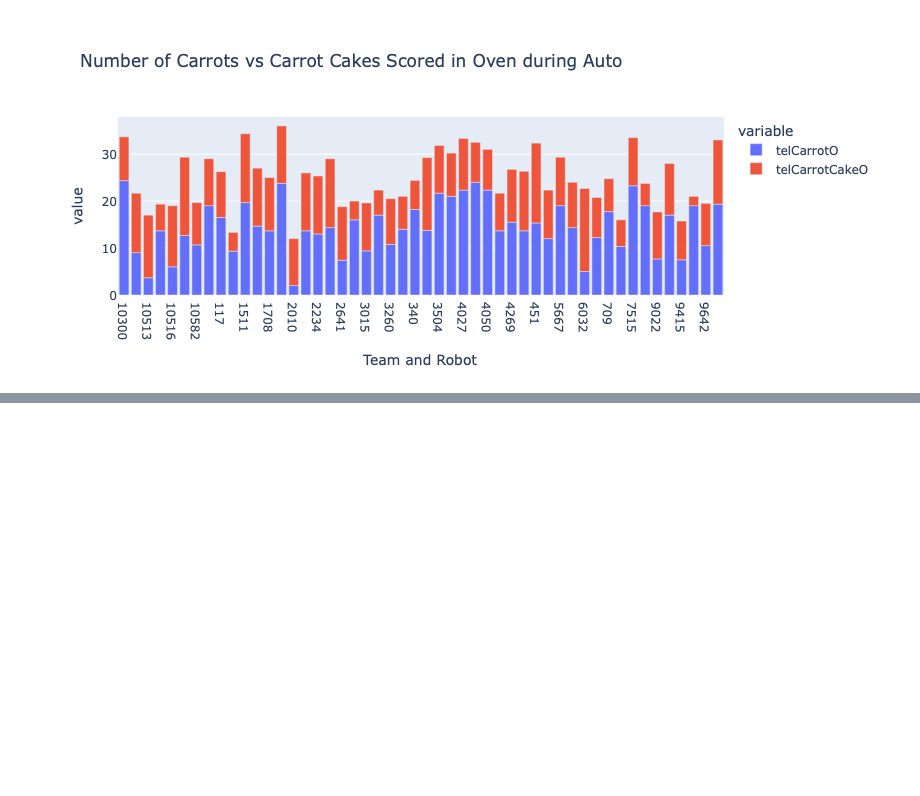
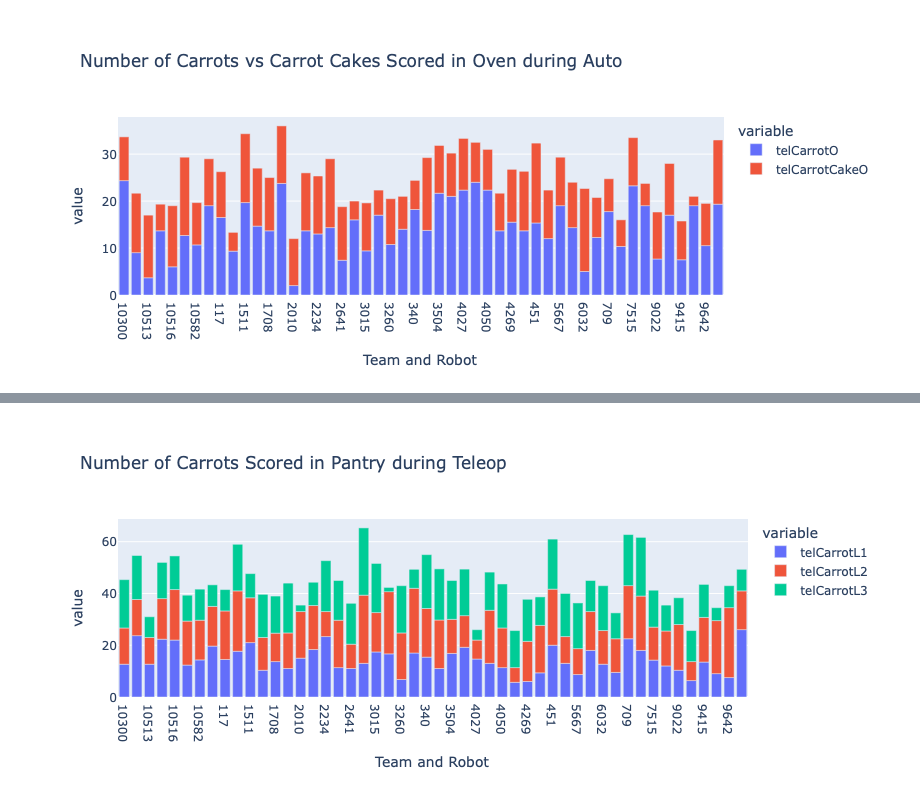
Before and after one commit to GirlsOfSteelRobotics/2026BunnyBotsScouting, a Jupyter notebook: notebooks/jeannine.ipynb, the cells around one changed output, grey strips where cells are left out. Saved outputs shown, nothing was run; the diff lists cells and outputs as text; code cells hidden in the pictures; blank space fills up the shorter version.

```diff
--- a/notebooks/jeannine.ipynb
+++ b/notebooks/jeannine.ipynb
@@ -70,0 +76,5 @@ fig
+# %%
+fig = px.bar(team_averages, y=["telCarrotL1", "telCarrotL2", "telCarrotL3"], title="Number of Carrots Scored in Pantry during Teleop")
+fig
+# %% [output]
+[figure, added]
```
Also changed, not shown: parts of 2 cells of this notebook, 1 other file.
